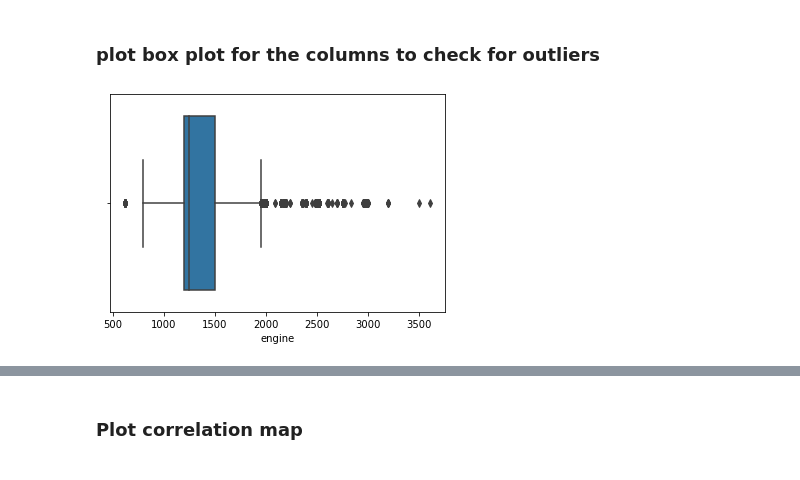
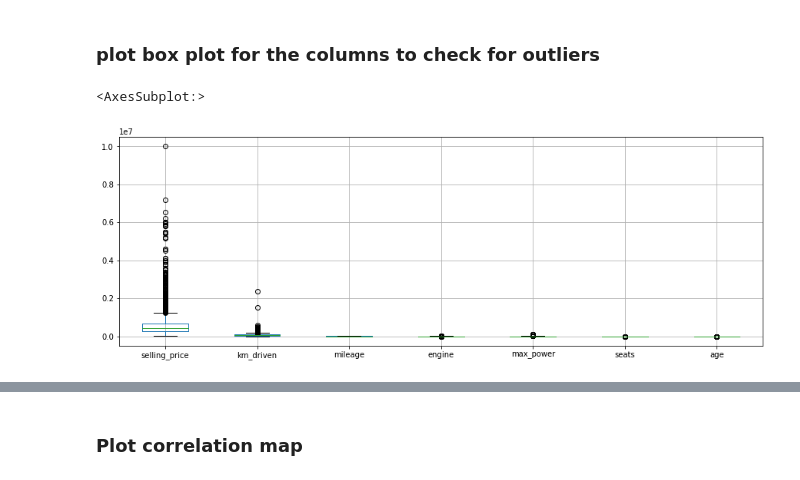
Before and after one commit to uforodavid/Cars_Price_Prediction, a Jupyter notebook: car_prices.ipynb, the cells around one changed output, grey strips where cells are left out. Saved outputs shown, nothing was run; the diff lists cells and outputs as text; code cells hidden in the pictures.

```diff
--- a/car_prices.ipynb
+++ b/car_prices.ipynb
@@ -301,7 +272,10 @@ Text(0.5, 0, 'seats')
 # %% [markdown]
 ### plot box plot for the columns to check for outliers
 # %%
-sns.boxplot( x='engine', data=df)
-plt.show()
+#sns.boxplot( x='engine', data=df)
+#plt.show()
+
+df.boxplot(figsize=(15, 5))
 # %% [output]
+<AxesSubplot:>
-[figure, old version]
+[figure, new version]
```
Also changed, not shown: parts of 10 cells of this notebook.
